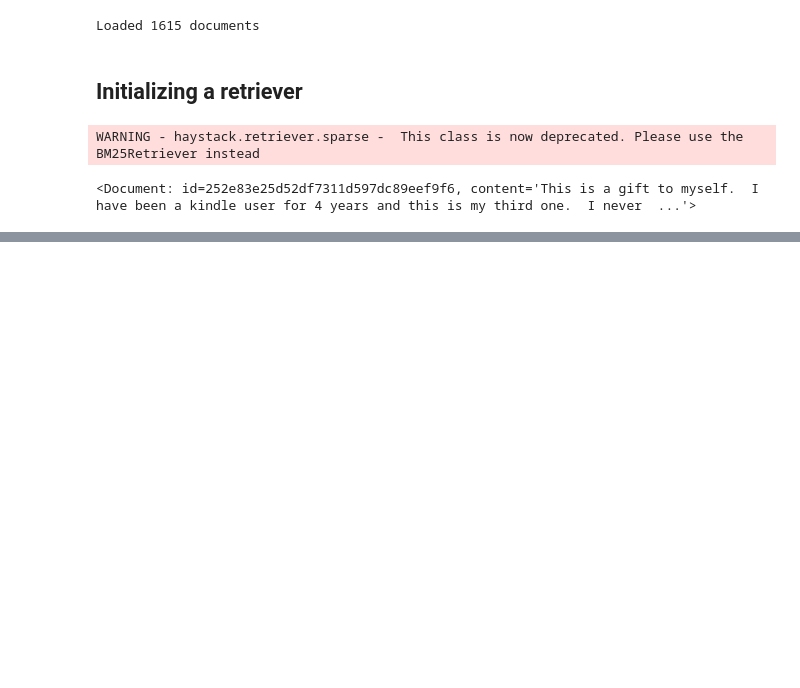
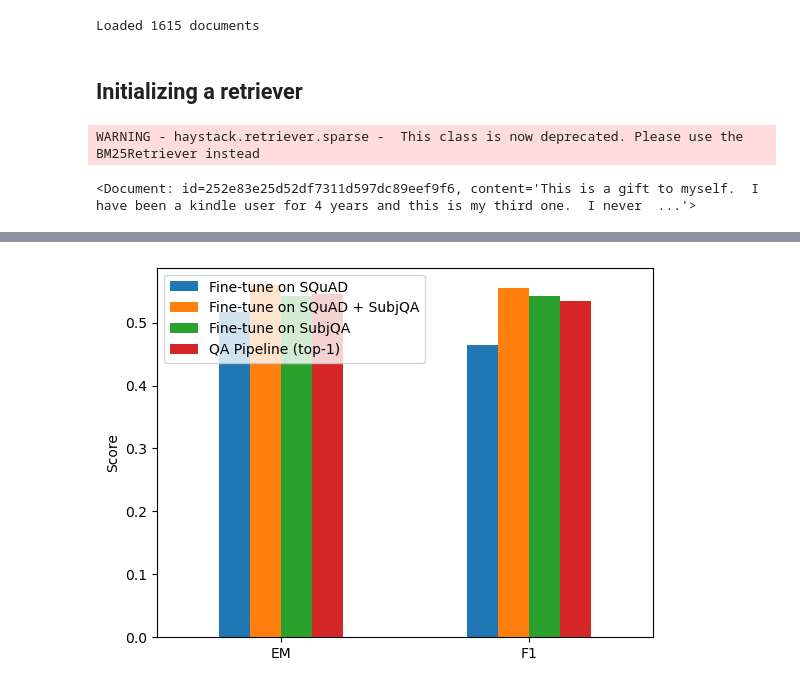
Before and after one commit to bastrob/Transformers, a Jupyter notebook: QuestionAnswering/QA.ipynb, the cells around one changed output, grey strips where cells are left out. Cells and saved outputs as stored; diff of their text form; code cells hidden in the pictures; blank space fills up the shorter version.

```diff
--- a/QuestionAnswering/QA.ipynb
+++ b/QuestionAnswering/QA.ipynb
@@ -288,0 +615,6 @@ print(retrieved_docs[0])
+# %%
+train_filename = "electronics-train.json"
+dev_filename = "electronics-validation.json"
+
+reader.train(data_dir=".", use_gpu=True, n_epochs=1, batch_size=16,
+             train_filename=train_filename, dev_filename=dev_filename)
@@ -288,0 +639,6 @@ print(retrieved_docs[0])
+# %%
+reader_eval["Fine-tune on SQuAD + SubjQA"] = evaluate_reader(reader)
+# %%
+plot_reader_eval(reader_eval)
+# %% [output]
+[figure, added]
```
Also changed, not shown: parts of 47 cells of this notebook, 1 other file.
